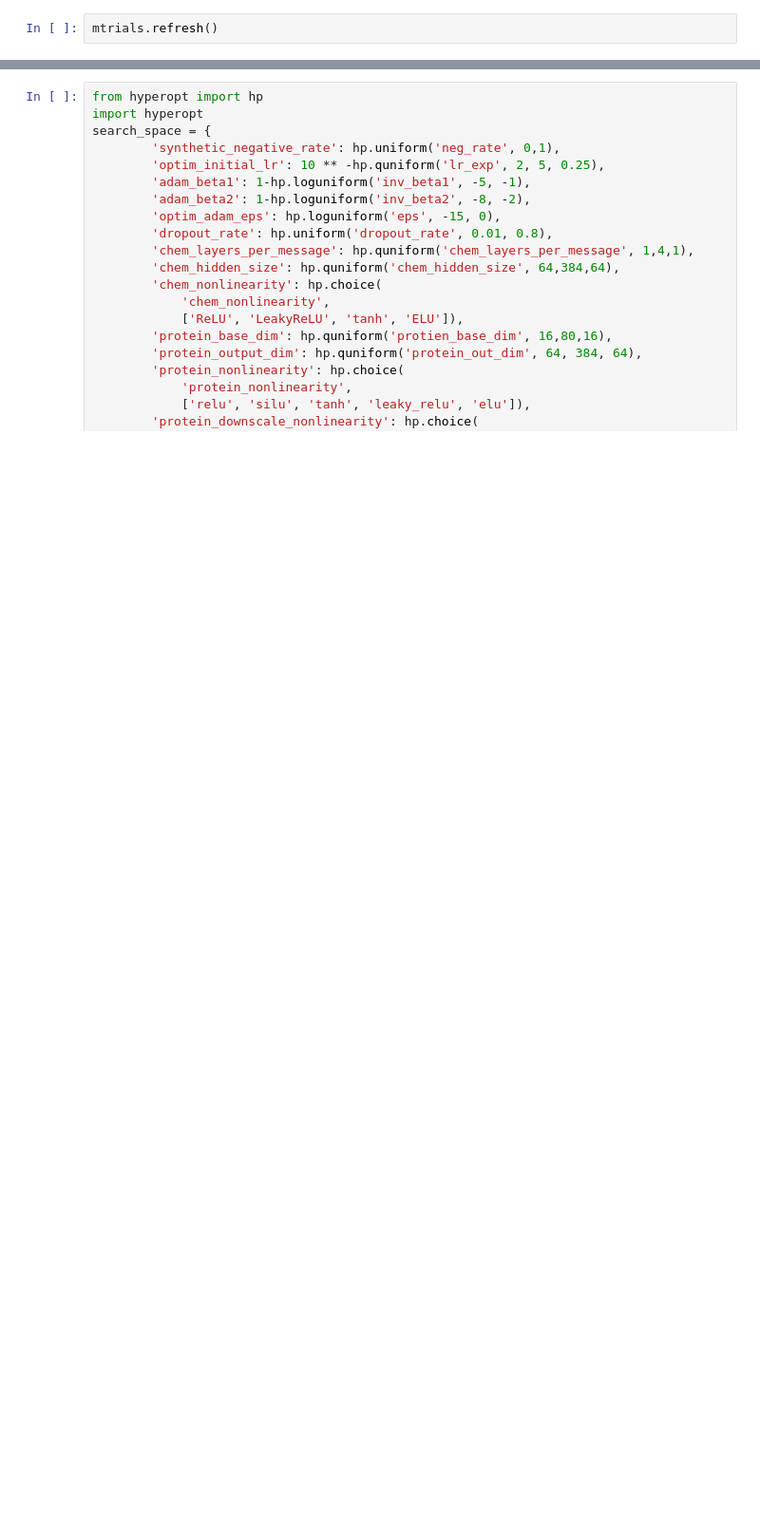
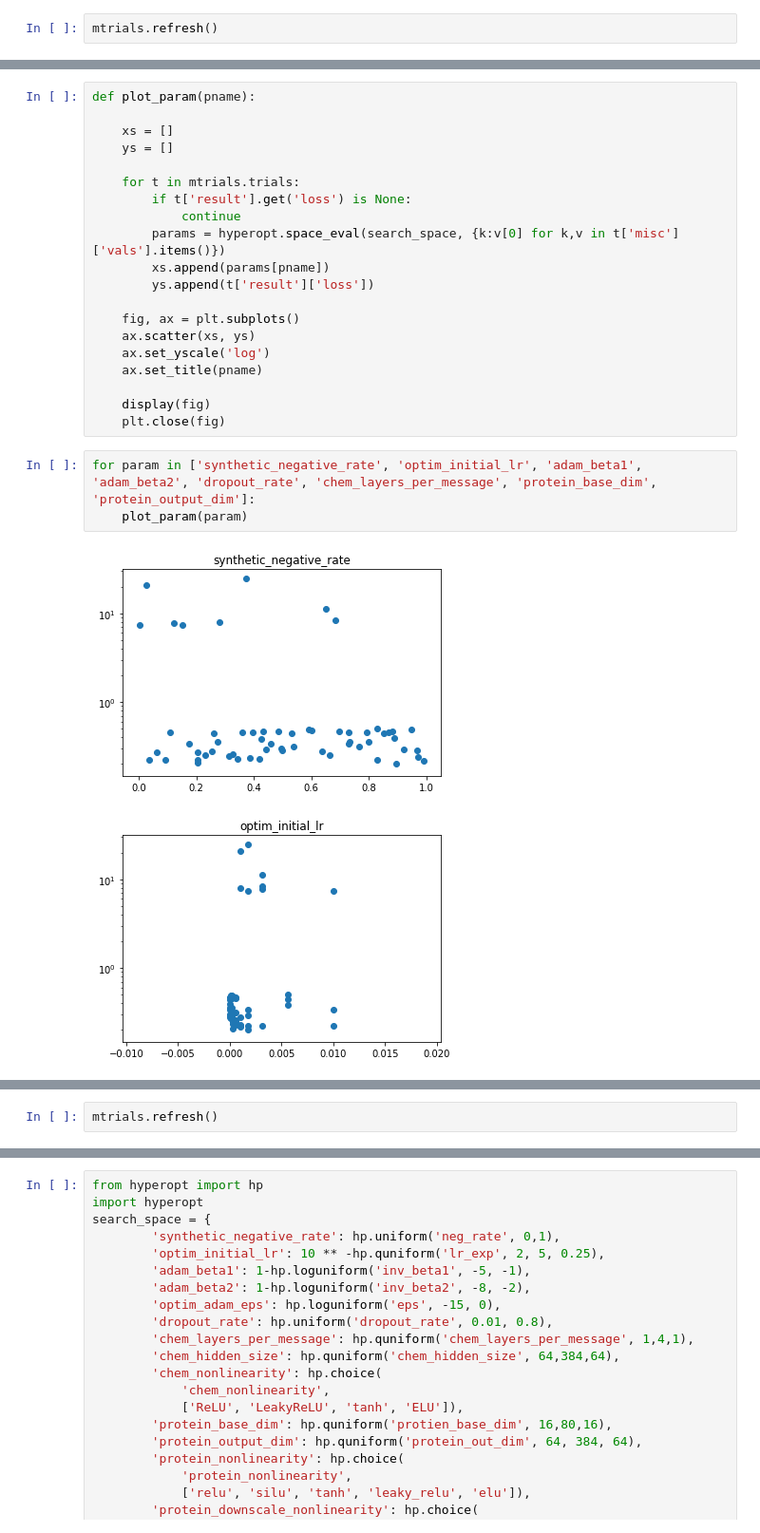
Before and after one commit to BryceEakin/COVID, a Jupyter notebook: Model Prototyping.ipynb, the cells around one changed output, grey strips where cells are left out. Shown: that part at 95% size. Drawn from its saved outputs; the diff is of its cells as text; blank space fills up the shorter version.

```diff
--- a/Model Prototyping.ipynb
+++ b/Model Prototyping.ipynb
@@ -118,0 +211,26 @@ mtrials.refresh()
+# %%
+def plot_param(pname):
+
+    xs = []
+    ys = []
+
+    for t in mtrials.trials:
+        if t['result'].get('loss') is None:
+            continue
+        params = hyperopt.space_eval(search_space, {k:v[0] for k,v in t['misc']['vals'].items()})
+        xs.append(params[pname])
+        ys.append(t['result']['loss'])
+
+    fig, ax = plt.subplots()
+    ax.scatter(xs, ys)
+    ax.set_yscale('log')
+    ax.set_title(pname)
+
+    display(fig)
+    plt.close(fig)
+# %%
+for param in ['synthetic_negative_rate', 'optim_initial_lr', 'adam_beta1', 'adam_beta2', 'dropout_rate', 'chem_layers_per_message', 'protein_base_dim', 'protein_output_dim']:
+    plot_param(param)
+# %% [output]
+[figure, added]
+[figure, added]
@@ -118,0 +243,2 @@ mtrials.refresh()
+# %%
+mtrials.refresh()
```
Also changed, not shown: parts of 30 cells of this notebook, 6 other files.
